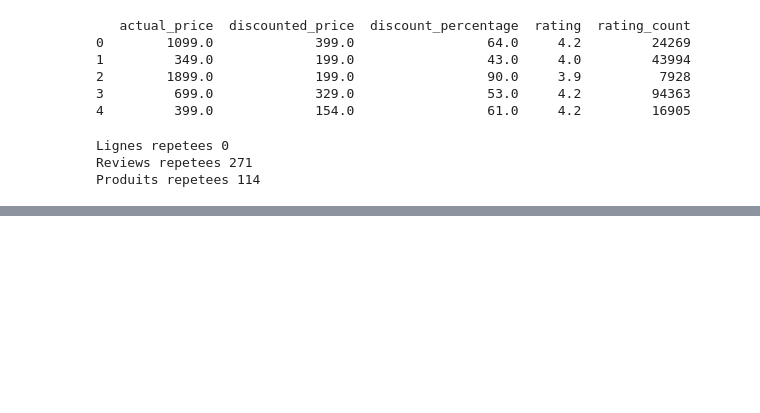
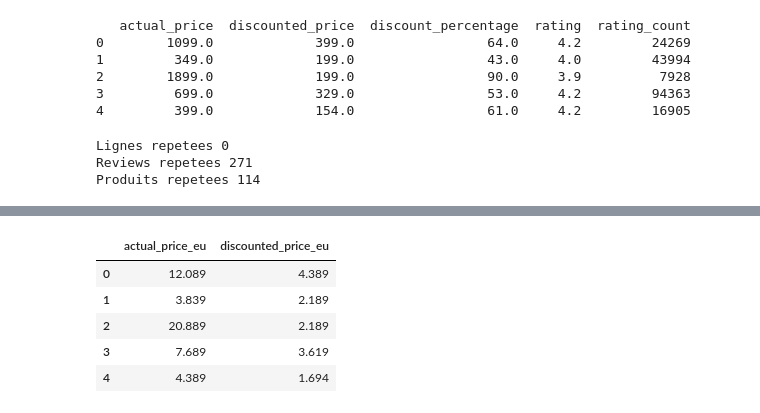
Before and after one commit to Carchilaa/AmazonProductSales, a Jupyter notebook: main.ipynb, the cells around one changed output, grey strips where cells are left out. Saved outputs shown, nothing was run; the diff lists cells and outputs as text; code cells hidden in the pictures; blank space fills up the shorter version.

```diff
--- a/main.ipynb
+++ b/main.ipynb
@@ -138,0 +128,8 @@ print(df['review_id'].duplicated().sum())
+# %%
+#Verification des valeurs anormales
+df['z_price'] = zscore(df['actual_price'])
+
+outliers = df[abs(df['z_price']) > 3]
+print(outliers[['actual_price', 'product_name']])
+
+#On regarde que il y a des valeurs avec des prix hautes, ceci provoque un z_score> 3, mais sur les categories comme TV, etc... Alors les valeurs sont legitimes et on as pas besoin de les supprimer
@@ -138,0 +154,16 @@ print(df['review_id'].duplicated().sum())
+# %%
+#Conversion des prix en euros
+
+INR_TO_EUR = 0.011
+
+df['actual_price_eu'] = df['actual_price'] * INR_TO_EUR
+df['discounted_price_eu'] = df['discounted_price'] * INR_TO_EUR
+
+df[['actual_price_eu', 'discounted_price_eu']].head()
+# %% [output]
+|  | actual_price_eu | discounted_price_eu |
+| 0 | 12.089 | 4.389 |
+| 1 | 3.839 | 2.189 |
+| 2 | 20.889 | 2.189 |
+| 3 | 7.689 | 3.619 |
+| 4 | 4.389 | 1.694 |
```
Also changed, not shown: parts of 5 cells of this notebook.
